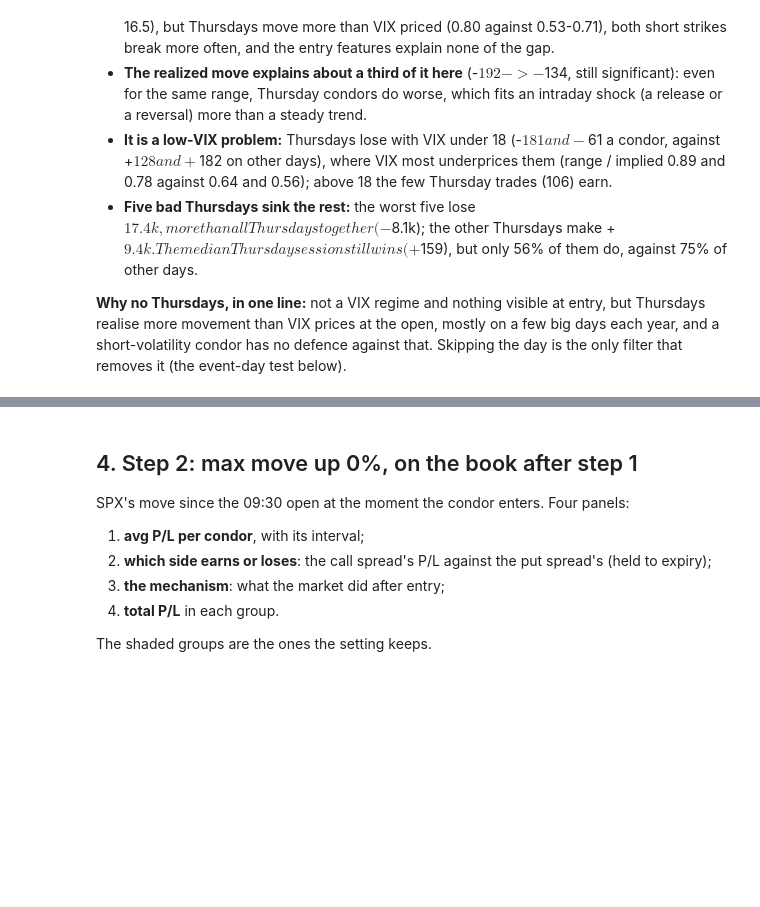
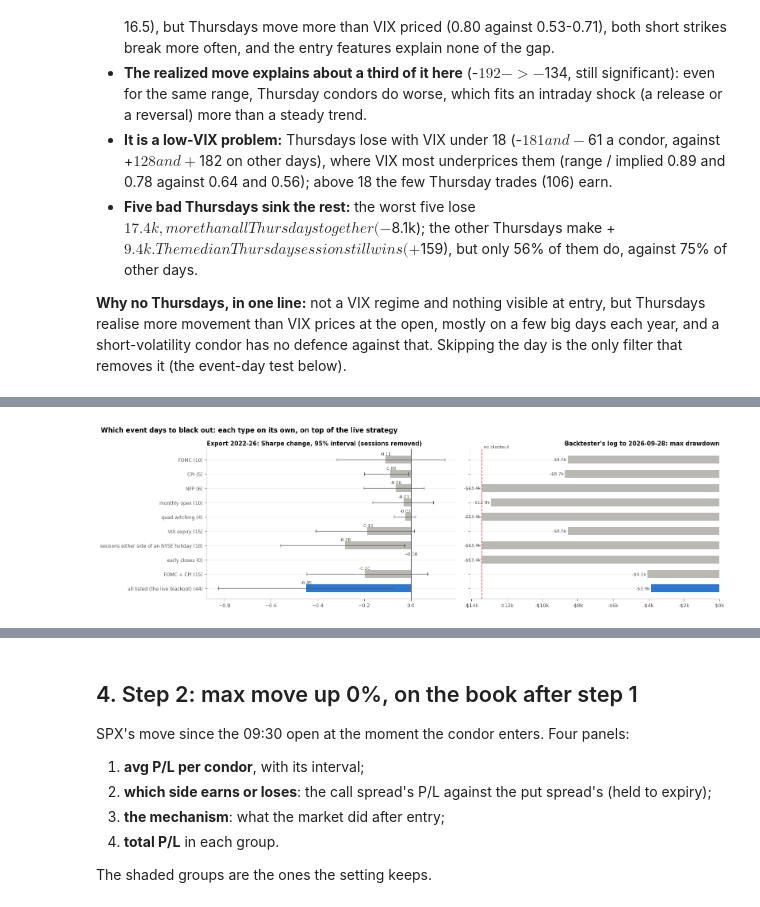
Before and after one commit to adam-masri24/ic-strat-notebooks, a Jupyter notebook: strategies/ic_strat/notebooks/ic_analysis.ipynb, the cells around one changed output, grey strips where cells are left out. Cells and saved outputs as stored; diff of their text form; code cells hidden in the pictures; blank space fills up the shorter version.

```diff
--- a/strategies/ic_strat/notebooks/ic_analysis.ipynb
+++ b/strategies/ic_strat/notebooks/ic_analysis.ipynb
@@ -534,0 +631,6 @@ after FOMC, and even without those days Thursdays barely make money.
+# %%
+bbe = casc.blackout_by_event
+evm.fig_blackout_by_event(bbe); plt.show()
+display(bbe.astype(float).round(3))
+# %% [output]
+[figure, added]
```
Also changed, not shown: parts of 20 cells of this notebook, 57 other files.
